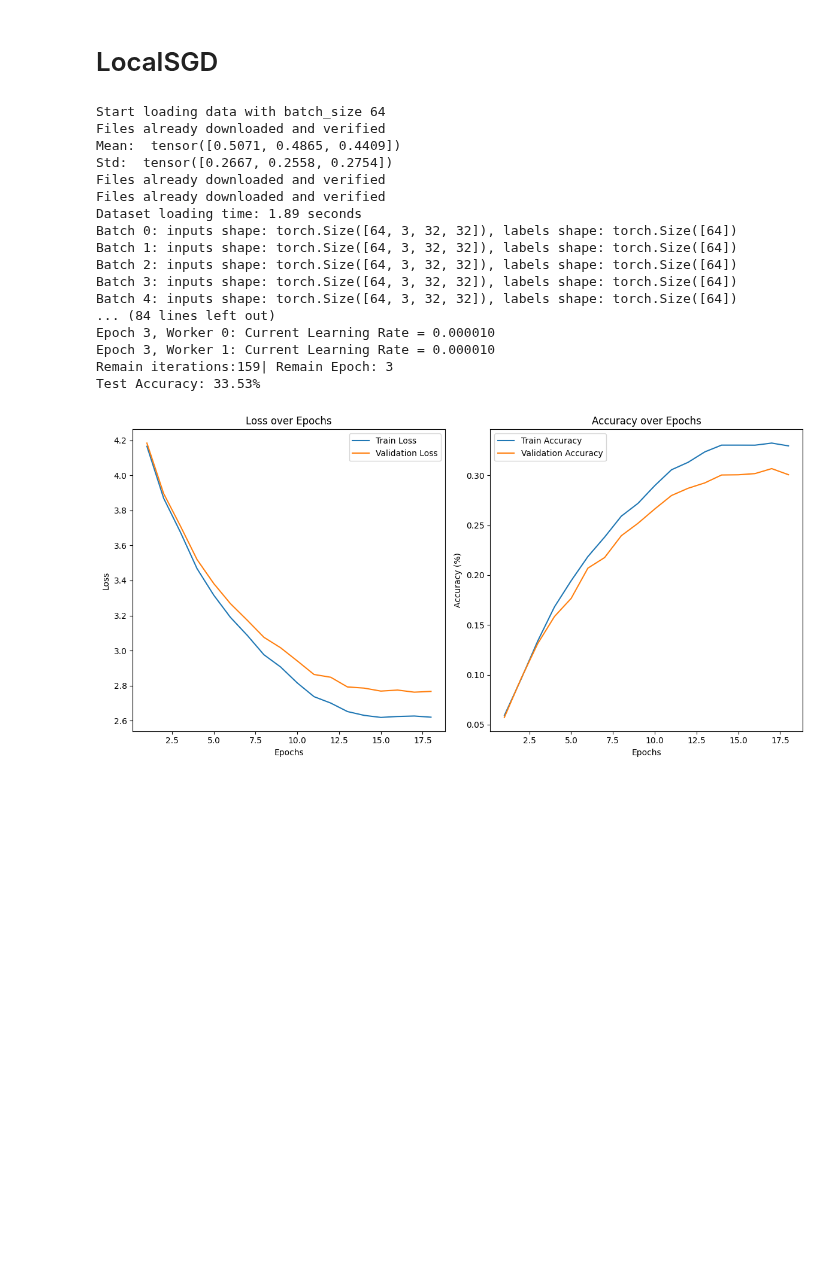
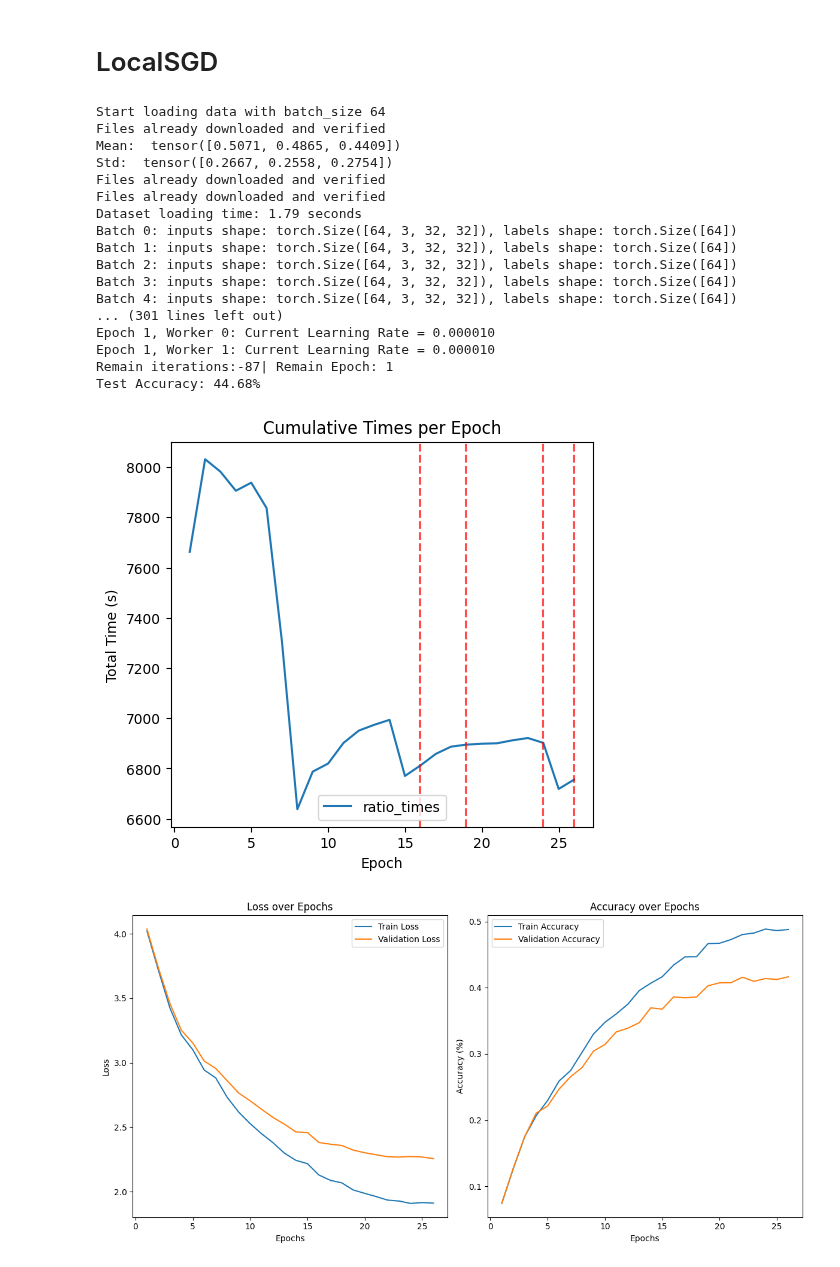
Before and after one commit to TheS1n233/Distributed-Learning-Project5, a Jupyter notebook: Adaptive_J_LocalSGD.ipynb, the cells around one changed output. Drawn from its saved outputs; the diff is of its cells as text; code cells hidden in the pictures; blank space fills up the shorter version.

Commit message:
added graph

```diff
--- a/Adaptive_J_LocalSGD.ipynb
+++ b/Adaptive_J_LocalSGD.ipynb
@@ -214,12 +214,11 @@ def get_dataset(batch_size, verbose=True):
 # %%
 class CheckpointSaver:
 
-  def __init__(self, path, additional_info, k, j, hyperparams, epochs):
+  def __init__(self, path, additional_info, k, hyperparams, epochs):
     self.timestamp = time.strftime("%Y%m%d-%H%M%S")
-    self.path = f"{path}/K={k}_J={j}_Comparison_{self.timestamp}"
+    self.path = f"{path}/K={k}_Comparison_{self.timestamp}"
     self.additional_info = additional_info
     self.k = k
-    self.j = j
     self.hyperparams = hyperparams
     self.epochs = epochs
 
@@ -227,17 +226,17 @@ class CheckpointSaver:
     os.makedirs(self.path, exist_ok=True)
 
     self.metrics_files = {
-        'global_train_acc': os.path.join(self.path, f'slowmo_train_accuracy_{self.timestamp}_{str(self.additional_info)}.txt'),
-        'val_acc': os.path.join(self.path, f'slowmo_val_accuracy_{self.timestamp}_{str(self.additional_info)}.txt'),
-        'global_train_loss': os.path.join(self.path, f'slowmo_train_loss_{self.timestamp}_{str(self.additional_info)}.txt'),
-        'val_loss': os.path.join(self.path, f'slowmo_val_loss_{self.timestamp}_{str(self.additional_info)}.txt'),
-        'summary': os.path.join(self.path, f'slowmo_summary_{self.timestamp}_{str(self.additional_info)}.txt'),
+        'global_train_acc': os.path.join(self.path, f'adaptive_train_accuracy_{self.timestamp}_{str(self.additional_info)}.txt'),
+        'val_acc': os.path.join(self.path, f'adaptive_val_accuracy_{self.timestamp}_{str(self.additional_info)}.txt'),
+        'global_train_loss': os.path.join(self.path, f'adaptive_train_loss_{self.timestamp}_{str(self.additional_info)}.txt'),
+        'val_loss': os.path.join(self.path, f'adaptive_val_loss_{self.timestamp}_{str(self.additional_info)}.txt'),
+        'summary': os.path.join(self.path, f'adaptive_summary_{self.timestamp}_{str(self.additional_info)}.txt'),
     }
 
-    with open(os.path.join(self.path, f'slowmo_experiment_config_{self.timestamp}_{str(self.additional_info)}.txt'), 'w') as f:
+    with open(os.path.join(self.path, f'adaptive_experiment_config_{self.timestamp}_{str(self.additional_info)}.txt'), 'w') as f:
         f.write(f"Experiment Configuration:\n")
         f.write(f"LocalSGD\n")
-        f.write(f"K = {self.k}; J = {self.j}\n")
+        f.write(f"K = {self.k};\n")
         f.write(f"Hyperparameters: {str(self.hyperparams)}\n")
         f.write(f"Number of epochs: {self.epochs}\n")
         f.write(f"Timestamp: {self.timestamp}\n")
@@ -296,11 +372,23 @@ def local_sgd_adaptive_steps(train_dataset, val_loader, test_loader, device, num
         )
         for i in range(num_workers)
     ]
+
     TOTAL_ITERATIONS = (num_epochs * (dataset_size // batch_size))
     total_iterations = (num_epochs * (dataset_size // batch_size)) // (num_workers * ini_local_steps)
     iterations_per_epoch = total_iterations // num_epochs
     INI_iterations_per_epoch = iterations_per_epoch
     remain_iterations = TOTAL_ITERATIONS
+
+    time_tracker = TimeTracker()
+    check_point_saver = CheckpointSaver(
+        path=f"/content/drive/My Drive/Colab Notebooks/Traning_summary/",
+        additional_info=f"K={num_workers}",
+        k=num_workers,
+        hyperparams=hyperparams,
+        epochs=num_epochs
+    )
+
+    check_point_saver.create_files()
 
     global_model = LeNet5().to(device)
     local_models = [copy.deepcopy(global_model).to(device) for _ in range(num_workers)]
@@ -331,6 +419,9 @@ def local_sgd_adaptive_steps(train_dataset, val_loader, test_loader, device, num
           print(f"Adaptive_iterations_per_epoch: {iterations_per_epoch}")
           for iteration in range(iterations_per_epoch):
               # Local training for local_steps
+
+              time_tracker.start_computation()
+
               for worker_id in range(num_workers):
                   local_models[worker_id].train()
                   for _ in range(local_steps):
@@ -346,6 +437,9 @@ def local_sgd_adaptive_steps(train_dataset, val_loader, test_loader, device, num
                       loss = criterion(outputs, labels)
                       loss.backward()
                       local_optimizers[worker_id].step()
+
+              time_tracker.end_computation()
+              time_tracker.start_communication()
 
 
               # Model averaging after local_steps
@@ -364,6 +458,8 @@ def local_sgd_adaptive_steps(train_dataset, val_loader, test_loader, device, num
                   # Update local models with averaged weights
                   for local_model in local_models:
                       local_model.load_state_dict(global_state_dict)
+
+          time_tracker.end_communication()
 
           global_model.eval()
           global_train_loss, global_correct, global_total = 0.0, 0, 0
@@ -386,20 +482,21 @@ def local_sgd_adaptive_steps(train_dataset, val_loader, test_loader, device, num
           val_losses.append(val_loss)
           val_accuracies.append(val_acc)
           remain_iterations = remain_iterations - (iterations_per_epoch * num_workers * local_steps)
+
+          time_tracker.record_epoch(local_steps)
+          print(f"Statistics", time_tracker.str_statistics())
+
           # adjustment of local steps
           if epoch > 1:
               # Adjust delta_min based on epoch range
 
               delta_loss = (val_losses[-2] - val_loss) / val_losses[-2]
-
               if epoch <= num_epochs * 0.2:
                   delta_min = hyperparams['delta_min_initial']
               elif epoch <= num_epochs * 0.8:
                   delta_min = hyperparams['delta_min_mid']
               else:
                   delta_min = hyperparams['delta_min_final']
-
-
 
               if 0 < delta_loss < delta_min:  # Slow convergence
                   local_steps = min(local_steps * 2, hyperparams['max_local_steps'])
@@ -412,7 +509,12 @@ def local_sgd_adaptive_steps(train_dataset, val_loader, test_loader, device, num
 
 
           # Log training and validation metrics
+
+          check_point_saver.save_checkpoint(1, global_train_acc, val_acc, global_train_loss, val_loss)
+
+
           print(f"Epoch {epoch} / {num_epochs} | Val Loss: {val_loss:.4f}, Val Acc: {val_acc * 100:.2f}%")
+
           # Step schedulers after each epoch
           for scheduler in schedulers:
               scheduler.step()
@@ -437,6 +539,8 @@ def local_sgd_adaptive_steps(train_dataset, val_loader, test_loader, device, num
     # Test the final model
     test_acc = test_model(global_model, test_loader, device)
 
+    time_tracker.plot_times()
+    check_point_saver.end_sumamry(test_acc)
 
     return train_losses, val_losses, train_accuracies, val_accuracies, test_acc, num_epochs
 
@@ -472,7 +576,7 @@ def test_model(global_model, test_loader, device):
 
     test_acc = correct / total
     print(f"Test Accuracy: {test_acc * 100:.2f}%")
-
+    return test_acc
 
 
 def plot_results(train_losses, val_losses, train_accuracies, val_accuracies, NUM_EPOCHS, num_epochs):
@@ -524,37 +628,38 @@ if __name__ == "__main__":
 
     for num_workers in num_workers_list:
         for ini_local_steps in local_steps_list:
             print(f"In the beginning running LocalSGD with {num_workers} workers and {ini_local_steps} initial local steps")
             train_losses, val_losses, train_accuracies, val_accuracies, test_acc, num_epochs = local_sgd_adaptive_steps(
                 train_dataset=train_dataset,
                 val_loader=val_loader,
                 test_loader=test_loader,
                 device=device,
                 num_workers=num_workers,
                 ini_local_steps=ini_local_steps,
                 num_epochs=num_epochs,
                 batch_size=batch_size,
                 hyperparams=hyperparams,
             )
 
 
             plot_results(train_losses, val_losses, train_accuracies, val_accuracies, NUM_EPOCHS, num_epochs)
 # %% [output]
 Start loading data with batch_size 64
 Files already downloaded and verified
 Mean:  tensor([0.5071, 0.4865, 0.4409])
 Std:  tensor([0.2667, 0.2558, 0.2754])
 Files already downloaded and verified
 Files already downloaded and verified
-Dataset loading time: 1.89 seconds
+Dataset loading time: 1.79 seconds
 Batch 0: inputs shape: torch.Size([64, 3, 32, 32]), labels shape: torch.Size([64])
 Batch 1: inputs shape: torch.Size([64, 3, 32, 32]), labels shape: torch.Size([64])
 Batch 2: inputs shape: torch.Size([64, 3, 32, 32]), labels shape: torch.Size([64])
 Batch 3: inputs shape: torch.Size([64, 3, 32, 32]), labels shape: torch.Size([64])
 Batch 4: inputs shape: torch.Size([64, 3, 32, 32]), labels shape: torch.Size([64])
-... (84 lines left out)
-Epoch 3, Worker 0: Current Learning Rate = 0.000010
-Epoch 3, Worker 1: Current Learning Rate = 0.000010
-Remain iterations:159| Remain Epoch: 3
-Test Accuracy: 33.53%
+... (301 lines left out)
+Epoch 1, Worker 0: Current Learning Rate = 0.000010
+Epoch 1, Worker 1: Current Learning Rate = 0.000010
+Remain iterations:-87| Remain Epoch: 1
+Test Accuracy: 44.68%
-[figure, old version]
+[figure, new version]
+[figure, added]
```
Also changed, not shown: parts of 2 cells of this notebook.
